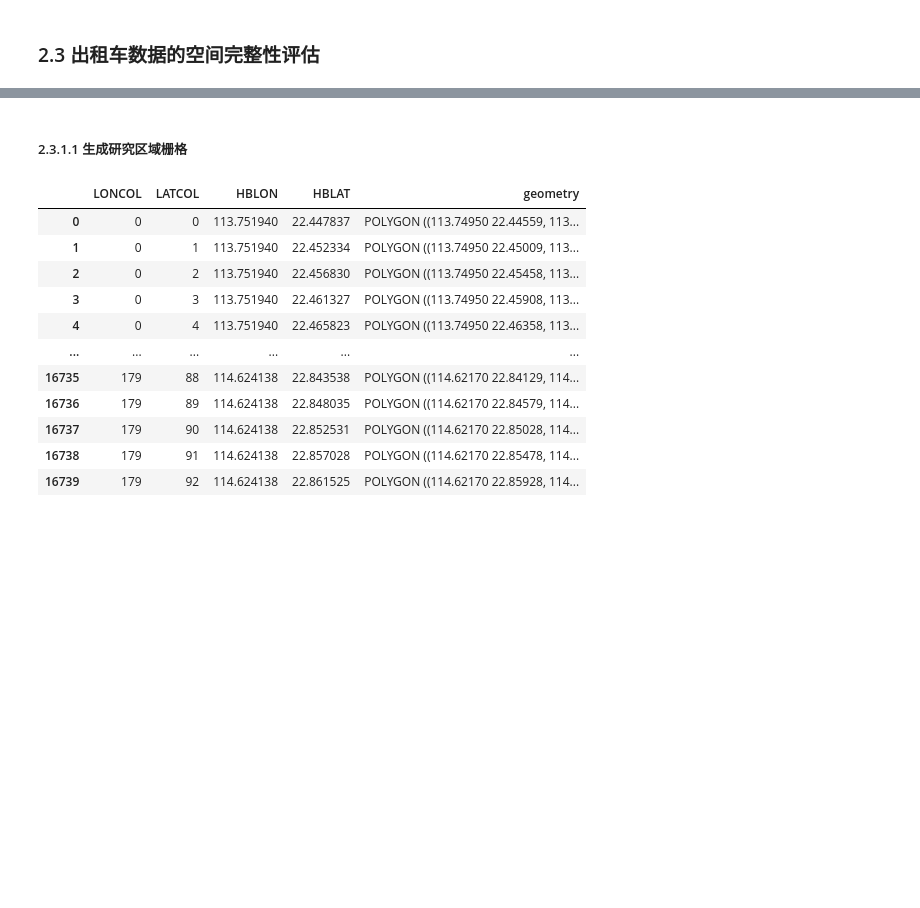
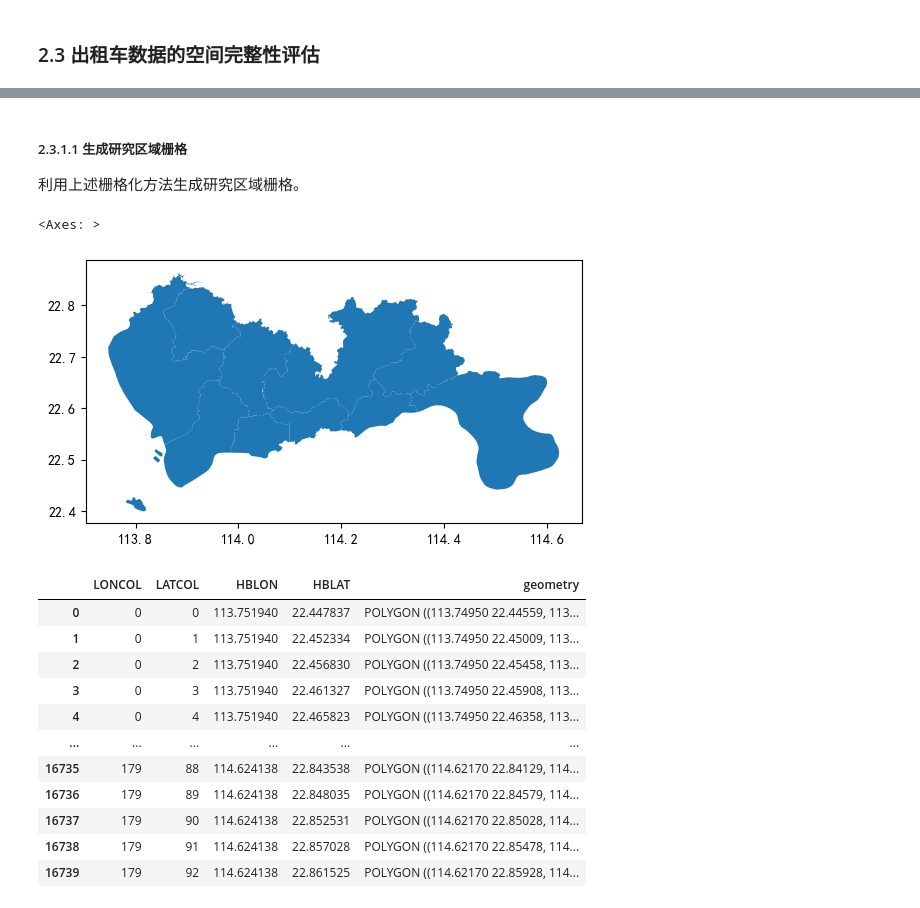
Before and after one commit to raingrain/evaluation-and-analysis-of-gps-data-for-taxi-in-shenzhen, a Jupyter notebook: src/main.ipynb, the cells around one changed output, grey strips where cells are left out. Saved outputs shown, nothing was run; the diff lists cells and outputs as text; code cells hidden in the pictures; blank space fills up the shorter version.

```diff
--- a/src/main.ipynb
+++ b/src/main.ipynb
@@ -258,4 +308,14 @@ ArcGIS里面也可以生成栅格（网格、渔网），为什么还要在Pytho
 - 另一方面，这一栅格划分法也将地球假设为一个完美的球，而实际上地球更接近于一个椭球。如果追求更加精准的栅格划分方法，则应该在投影坐标系上进行划分。交通大数据中，一方面，研究范围一般在某一国家中，在单个城市或者几个城市的小范围内，这种近似带来的误差基本可以忽略不计；另一方面，GPS设备所产生的数据点一般会有 `10m` 左右的误差，栅格划分精确度的提高并不能保证GPS数据分析的精确度提升。栅格划分法通过牺牲一定的精确度，换取了计算速度的极大提高。
 # %% [markdown]
 ##### 2.3.1.1 生成研究区域栅格
+
+利用上述栅格化方法生成研究区域栅格。
+# %%
+# 读取shp格式地理数据文件，读.shp
+sz = gpd.GeoDataFrame.from_file(r'./assets/data/sz/sz.shp', encoding='utf8')
+# 绘制地理数据文件
+sz.plot()
+# %% [output]
+<Axes: >
+[figure, added]
 # %%
```
Also changed, not shown: parts of 3 cells of this notebook.
